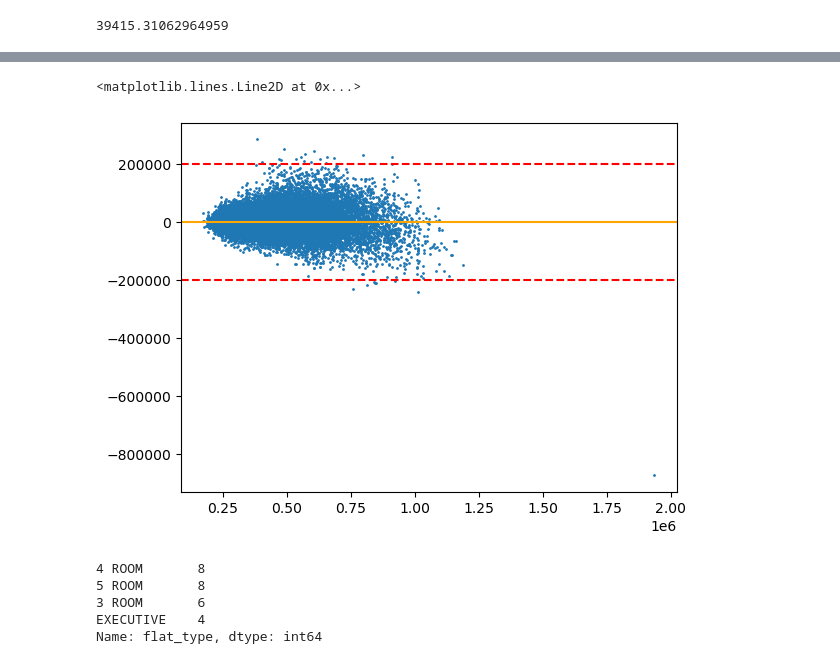
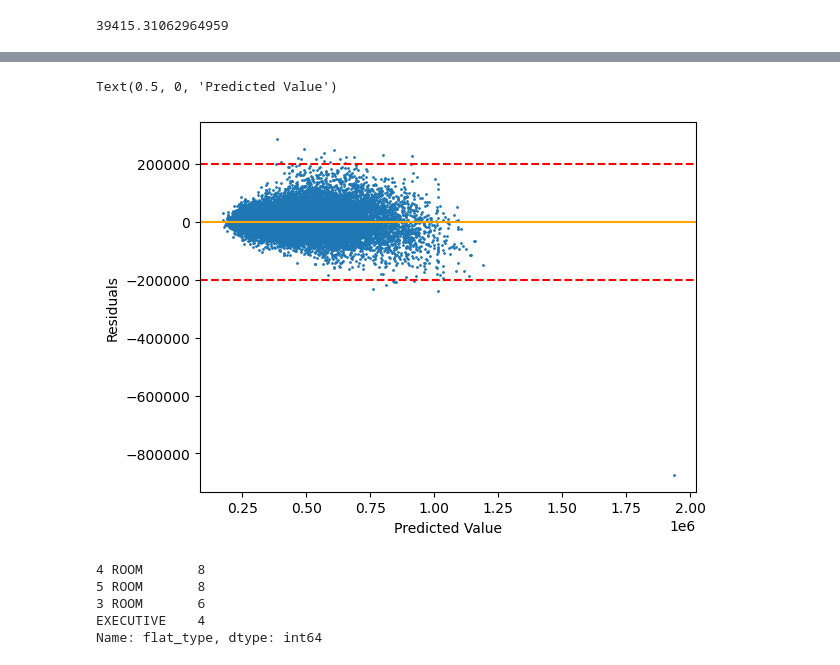
Before and after one commit to julizy/GA_projects, a Jupyter notebook: project_2/code/hdb_modeling.ipynb, the cells around one changed output, grey strips where cells are left out. Saved outputs shown, nothing was run; the diff lists cells and outputs as text; code cells hidden in the pictures.

```diff
--- a/project_2/code/hdb_modeling.ipynb
+++ b/project_2/code/hdb_modeling.ipynb
@@ -956,12 +958,14 @@ plt.show()
 # %%
 #Equal variance check of the residuals of validation data
 plt.scatter(df['Predicted'], resids, s=1)
 plt.axhline(0, color="orange")
 plt.axhline(-200000, color="red", linestyle='--')
 plt.axhline(200000, color="red", linestyle='--')
+plt.ylabel('Residuals')
+plt.xlabel('Predicted Value')
 # %% [output]
-<matplotlib.lines.Line2D at 0x...>
+Text(0.5, 0, 'Predicted Value')
-[figure, old version]
+[figure, new version]
 # %%
 #Check the outliers of the residuals
 outliers_index = df[(resids > 200000) | (resids < -200000)].index
```
Also changed, not shown: parts of 1 cell of this notebook, 2 other files.
